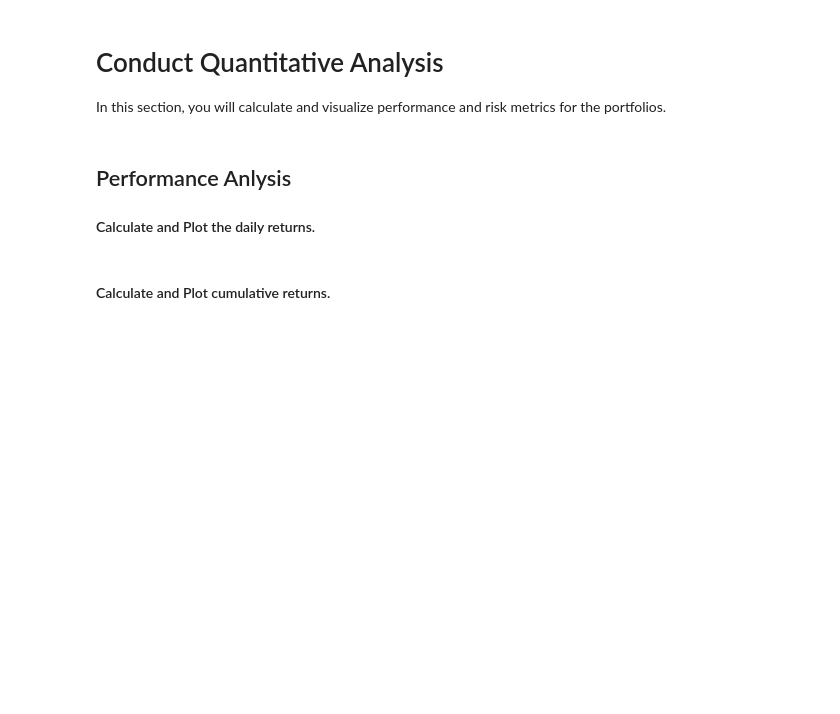
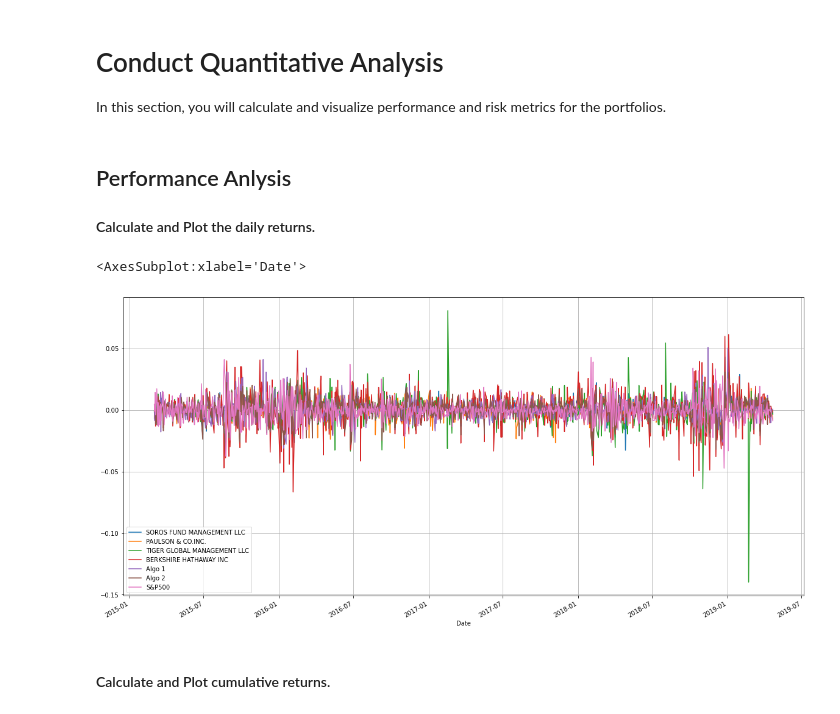
Before and after one commit to jackdavis185/Portfolio_Analysis, a Jupyter notebook: Starter_Code/whale_analysis.ipynb, the cells around one changed output. Cells and saved outputs as stored; diff of their text form; code cells hidden in the pictures; blank space fills up the shorter version.

```diff
--- a/Starter_Code/whale_analysis.ipynb
+++ b/Starter_Code/whale_analysis.ipynb
@@ -72,7 +72,7 @@ Algo 2    6
 dtype: int64
 # %%
 # Drop nulls
-algo_returns = algo_returns.dropna().copy
+algo_returns = algo_returns.dropna().copy()
 # %% [markdown]
 ## S&P 500 Returns
 
@@ -116,3 +120,5 @@ sp500_returns.sample(3)
 ## Combine Whale, Algorithmic, and S&P 500 Returns
 # %%
 # Join Whale Returns, Algorithmic Returns, and the S&P 500 Returns into a single DataFrame with columns for each portfolio's returns.
+combined_returns = pd.concat([whale_returns, algo_returns, sp500_returns], axis = "columns", join = "inner")
+combined_returns.sample(3)
@@ -128,6 +140,10 @@ In this section, you will calculate and visualize performance and risk metrics f
 #### Calculate and Plot the daily returns.
 # %%
 # Plot daily returns of all portfolios
+combined_returns.plot(figsize = (20, 10), grid = True)
+# %% [output]
+<AxesSubplot:xlabel='Date'>
+[figure, added]
 # %% [markdown]
 #### Calculate and Plot cumulative returns.
 # %%
```
Also changed, not shown: parts of 7 cells of this notebook.
